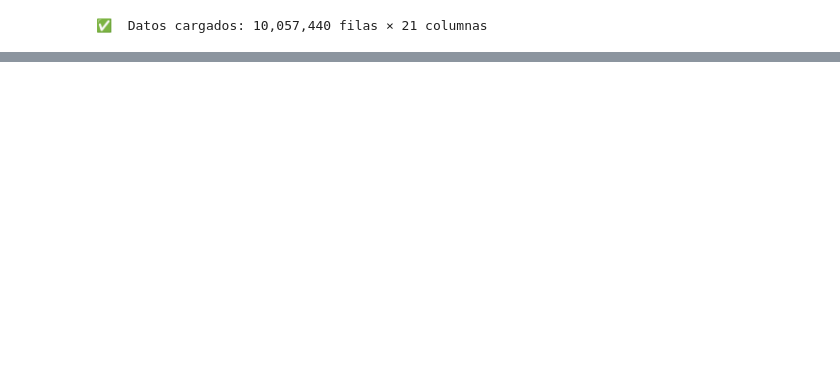
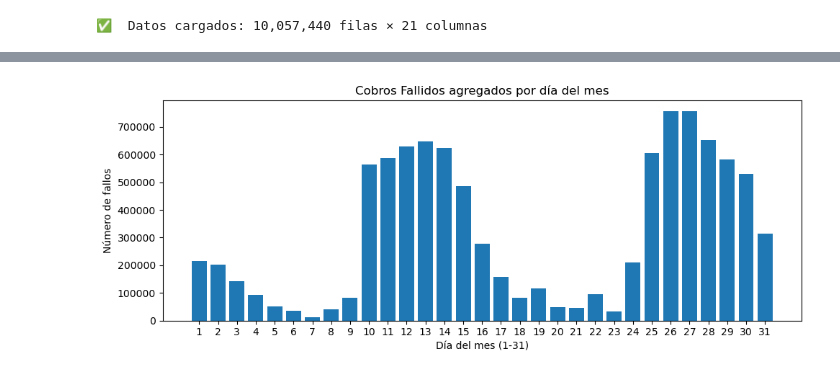
Before and after one commit to mazerman03/credit-payment-optimization-model, a Jupyter notebook: revisarVariables.ipynb, the cells around one changed output, grey strips where cells are left out. Drawn from its saved outputs; the diff is of its cells as text; code cells hidden in the pictures; blank space fills up the shorter version.

```diff
--- a/revisarVariables.ipynb
+++ b/revisarVariables.ipynb
@@ -101,0 +231,23 @@ display(casos[["idListaCobro", "idCredito", "montoExigible", "montoCobrar"]].hea
+# %%
+# Días del MES (1-31) con más fallos  ----------------------------
+# (cambia exito==0 a ==1 si quieres éxitos)
+
+DF['day_month'] = DF['fechaCreacionLista'].dt.day          # 1-31
+
+serie_dom = (
+    DF.loc[DF['exito'] == 0]        # 0 = fallos  |  1 = éxitos
+      .groupby('day_month')
+      .size()
+      .reindex(range(1, 32), fill_value=0)   # rellena días 29-31 si faltan
+)
+
+plt.figure(figsize=(10, 4))
+plt.bar(serie_dom.index, serie_dom.values)
+plt.title('Cobros Fallidos agregados por día del mes')
+plt.xlabel('Día del mes (1-31)')
+plt.ylabel('Número de fallos')
+plt.xticks(range(1, 32))
+plt.tight_layout()
+plt.show()
+# %% [output]
+[figure, added]
```
Also changed, not shown: parts of 11 cells of this notebook, 1 other file.
